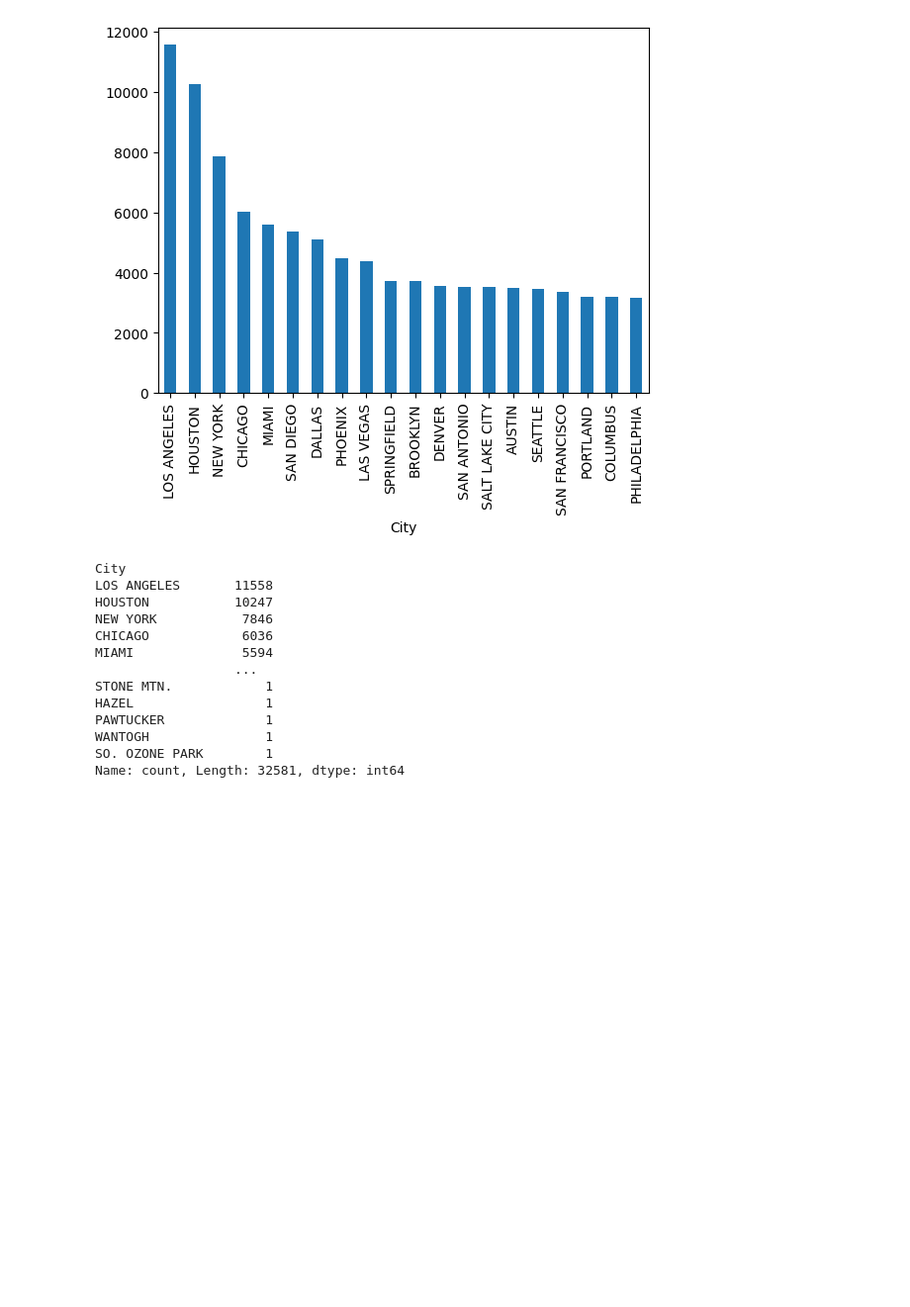
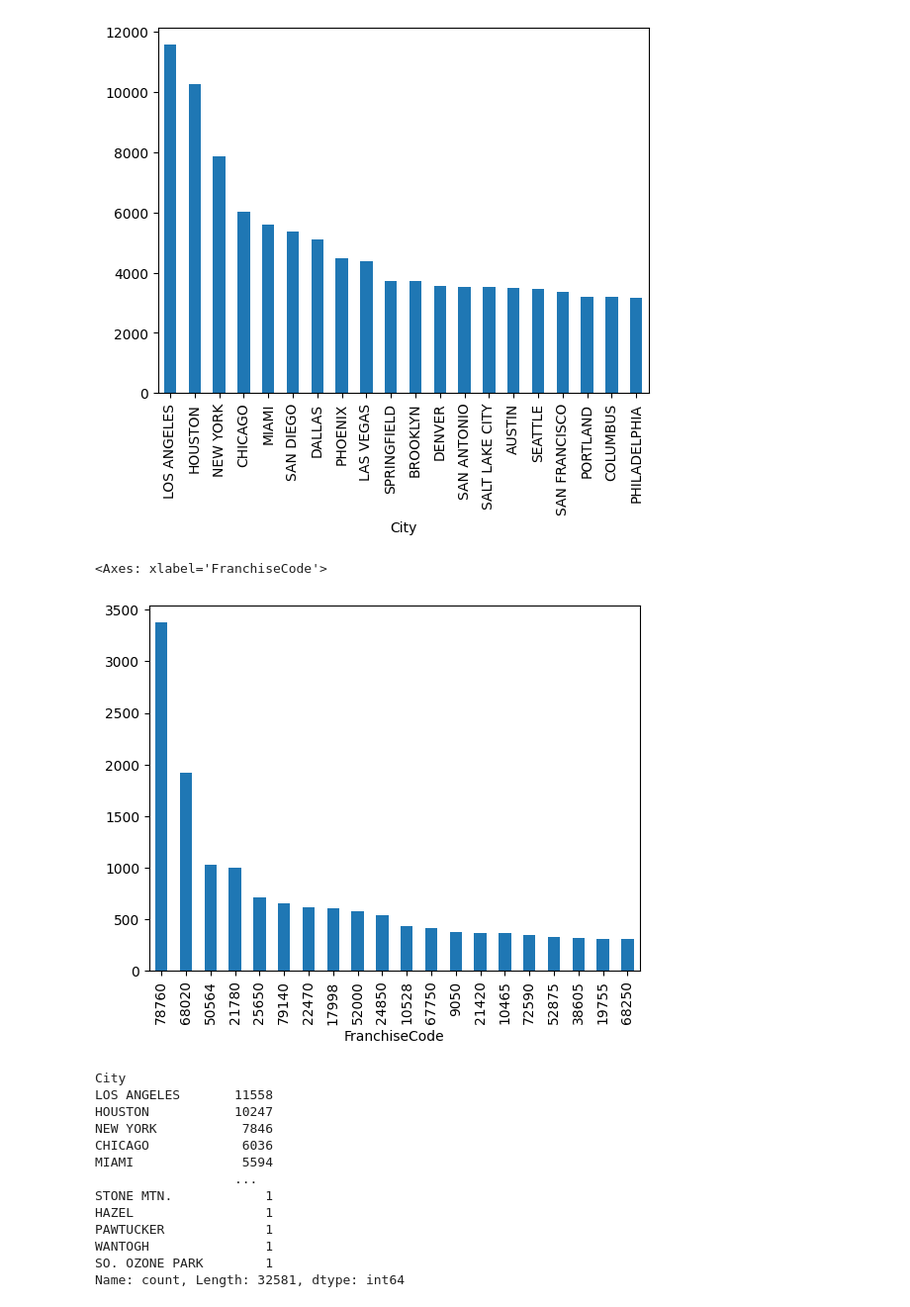
Before and after one commit to RaoufAddeche/Simplon_SBA-modelisation, a Jupyter notebook: clean_data.ipynb, the cells around one changed output. Shown: that part at 99% size. Cells and saved outputs as stored; diff of their text form; code cells hidden in the pictures; blank space fills up the shorter version.

```diff
--- a/clean_data.ipynb
+++ b/clean_data.ipynb
@@ -168,6 +169,11 @@ df_cleaned['City'].value_counts().nlargest(20).plot(kind='bar')
 # %% [output]
 <Axes: xlabel='City'>
 [figure]
+# %%
+df_cleaned[~df_cleaned['FranchiseCode'].isin([1, 0])]['FranchiseCode'].value_counts().nlargest(20).plot(kind='bar')
+# %% [output]
+<Axes: xlabel='FranchiseCode'>
+[figure, added]
 # %%
 df_cleaned['City'].value_counts()
 # %% [output]
```
Also changed, not shown: parts of 15 cells of this notebook.
